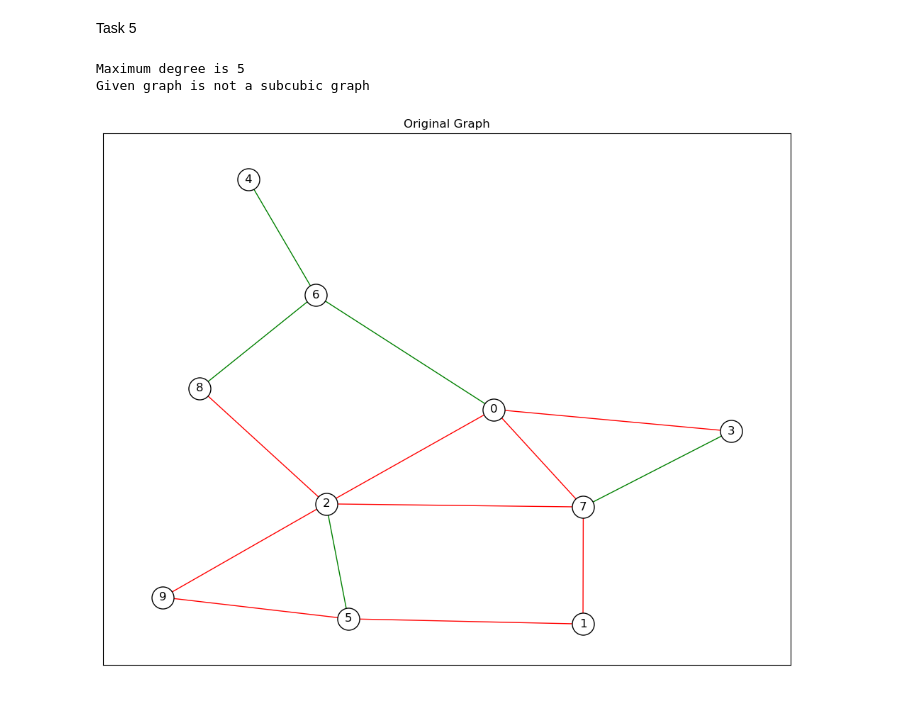
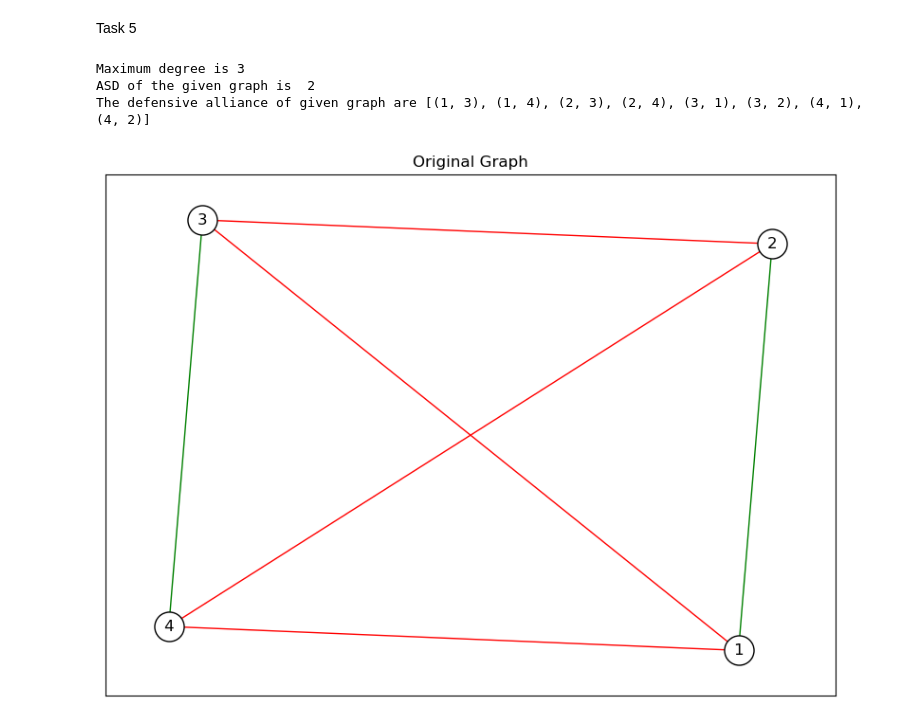
Before and after one commit to vinothvk99/Defensive-Alliance-with-Signed-Graph, a Jupyter notebook: Meeting_2/task_5.ipynb, the cells around one changed output. Saved outputs shown, nothing was run; the diff lists cells and outputs as text; code cells hidden in the pictures.

```diff
--- a/Meeting_2/task_5.ipynb
+++ b/Meeting_2/task_5.ipynb
@@ -60,7 +60,7 @@ def visualize_signed_graph(G):
     positive_edges = [(u, v) for u, v, sign in G.edges(data="sign") if sign == 1]
     negative_edges = [(u, v) for u, v, sign in G.edges(data="sign") if sign == -1]
 
-    plt.figure(figsize=(10,8))
+    plt.figure(figsize=(8,6))
 
     nx.draw_networkx_nodes(G, pos, nodelist = list(G.nodes()), node_color="white", node_size=500, edgecolors='black', linewidths=1.0)
     nx.draw_networkx_edges(G, pos, edgelist=positive_edges, edge_color='green')
@@ -171,26 +171,27 @@ def check_smallest_defensive_alliance(graph):
 # %%
 #### Finding smallest defensive alliance in sub cubic graph ######
 
 #### ------- ###### : (This is to generate random graph and caluculating ASD)
-num_nodes = 10
-avg_degree = 2
-G = erdos_renyi_signed_graph(num_nodes, avg_degree)
-graph_dict = convert_graph_to_dict(G)
-check_smallest_defensive_alliance(graph_dict)
-visualize_signed_graph(G)
-# write_signed_graph_to_file(signed_graph) # to write the generate graph as a .txt file
+# num_nodes = 10
+# avg_degree = 2
+# G = erdos_renyi_signed_graph(num_nodes, avg_degree)
+# graph_dict = convert_graph_to_dict(G)
+# check_smallest_defensive_alliance(graph_dict)
+# visualize_signed_graph(G)
+# # write_signed_graph_to_file(G) # to write the generate graph as a .txt file
 
 
 
 #### ------- ###### : (This is for reading file, creating graph and caluculating ASD)
 
-# file_path = r"/Users/mac/Desktop/Desktop/RCS_Signed_Graph/Meeting_2/graph_check/ads_graph_check6.txt"
-# # read graph and convert it into dictionary
-# graph_dict = read_signed_graph_from_file(file_path)
-# check_smallest_defensive_alliance(graph_dict)
-# G = preparing_graph_to_visualize(file_path)
-# visualize_signed_graph(G)
+file_path = r"/Users/mac/Desktop/Desktop/RCS_Signed_Graph/Meeting_2/graph_check/ads_graph_check3.txt"
+# read graph and convert it into dictionary
+graph_dict = read_signed_graph_from_file(file_path)
+check_smallest_defensive_alliance(graph_dict)
+G = preparing_graph_to_visualize(file_path)
+visualize_signed_graph(G)
 # %% [output]
-Maximum degree is 5
-Given graph is not a subcubic graph
+Maximum degree is 3
+ASD of the given graph is  2
+The defensive alliance of given graph are [(1, 3), (1, 4), (2, 3), (2, 4), (3, 1), (3, 2), (4, 1), (4, 2)]
-[figure, old version]
+[figure, new version]
```
Also changed, not shown: 2 other files.
